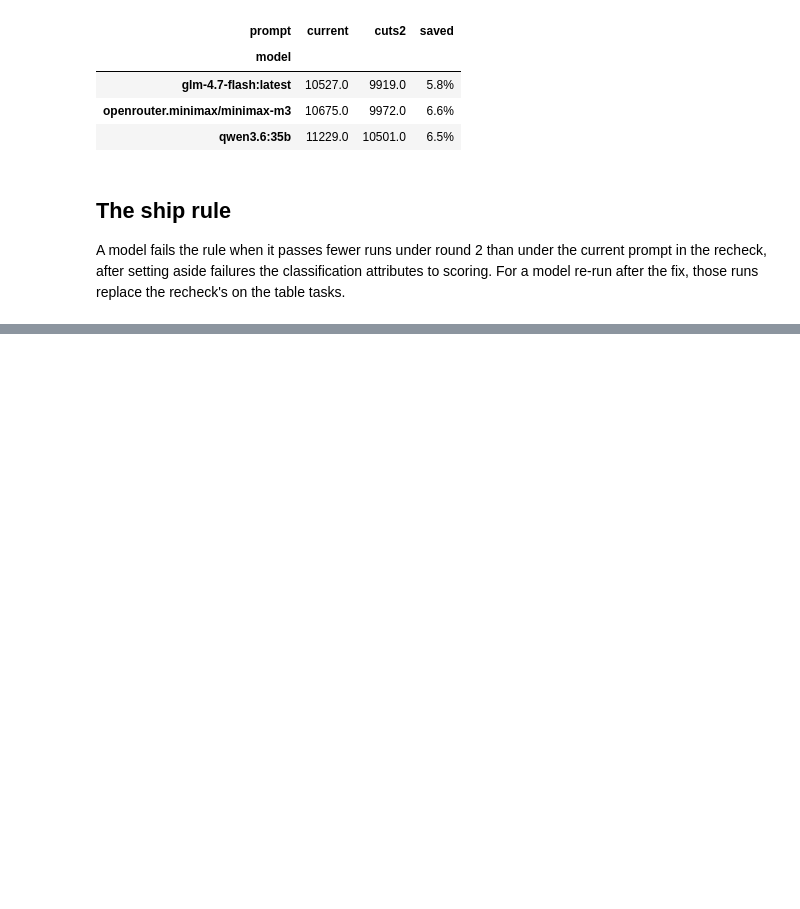
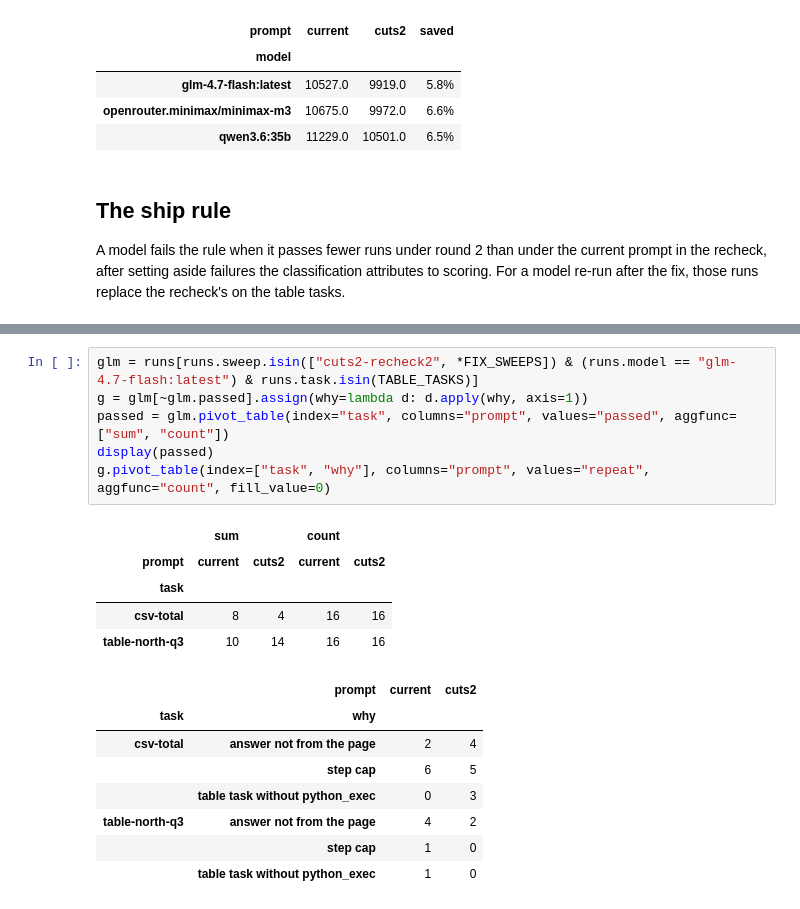
Before and after one commit to parawanderer/window-ml, a Jupyter notebook: notebooks/bench/prompt-cuts2.ipynb, the cells around one changed output, grey strips where cells are left out. Saved outputs shown, nothing was run; the diff lists cells and outputs as text; blank space fills up the shorter version.

```diff
--- a/notebooks/bench/prompt-cuts2.ipynb
+++ b/notebooks/bench/prompt-cuts2.ipynb
@@ -222,0 +230,20 @@ verdict()
+# %%
+glm = runs[runs.sweep.isin(["cuts2-recheck2", *FIX_SWEEPS]) & (runs.model == "glm-4.7-flash:latest") & runs.task.isin(TABLE_TASKS)]
+g = glm[~glm.passed].assign(why=lambda d: d.apply(why, axis=1))
+passed = glm.pivot_table(index="task", columns="prompt", values="passed", aggfunc=["sum", "count"])
+display(passed)
+g.pivot_table(index=["task", "why"], columns="prompt", values="repeat", aggfunc="count", fill_value=0)
+# %% [output]
+|  | sum |  | count |  |
+| prompt | current | cuts2 | current | cuts2 |
+| task |  |  |  |  |
+| csv-total | 8 | 4 | 16 | 16 |
+| table-north-q3 | 10 | 14 | 16 | 16 |
+|  | prompt | current | cuts2 |
+| task | why |  |  |
+| csv-total | answer not from the page | 2 | 4 |
+|  | step cap | 6 | 5 |
+|  | table task without python_exec | 0 | 3 |
+| table-north-q3 | answer not from the page | 4 | 2 |
+|  | step cap | 1 | 0 |
+|  | table task without python_exec | 1 | 0 |
```
Also changed, not shown: parts of 5 cells of this notebook, 8 other files.
